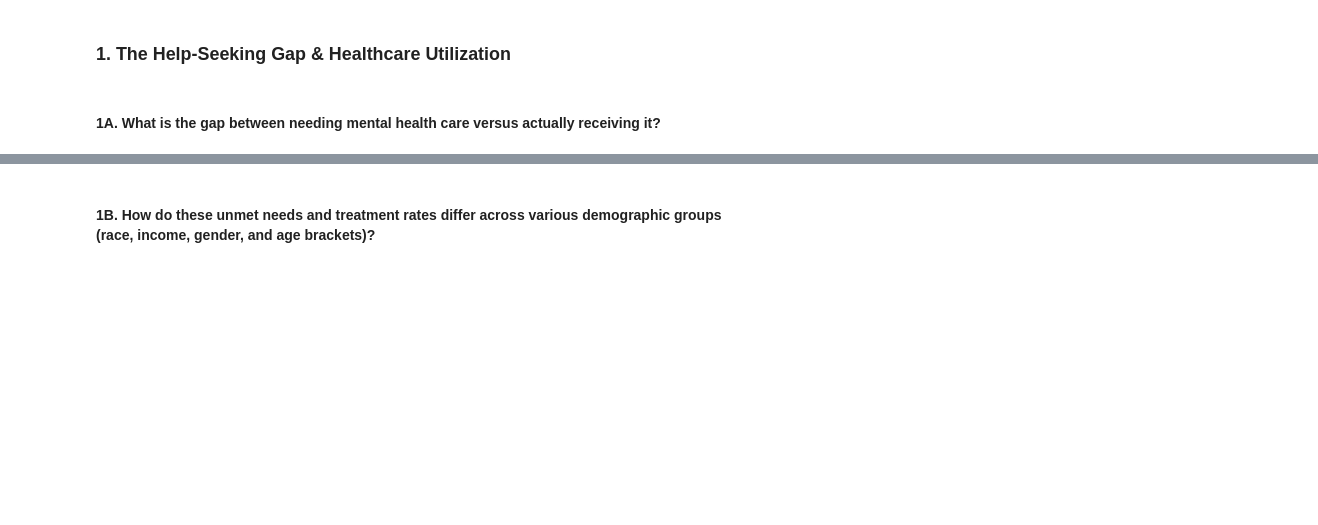
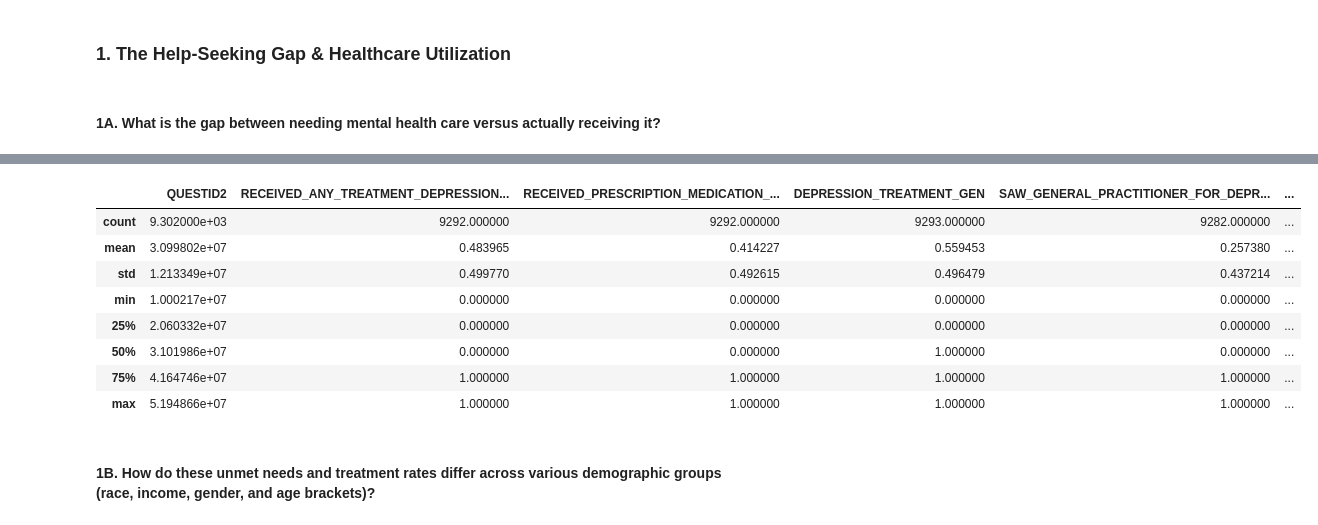
Before and after one commit to infunibuley/infunibuley.github.io, a Jupyter notebook: data/projects/nsduh-eda/nsduh-eda.ipynb, the cells around one changed output, grey strips where cells are left out. Drawn from its saved outputs; the diff is of its cells as text; code cells hidden in the pictures; blank space fills up the shorter version.

```diff
--- a/data/projects/nsduh-eda/nsduh-eda.ipynb
+++ b/data/projects/nsduh-eda/nsduh-eda.ipynb
@@ -247,0 +646,26 @@ adult_mental_health_df
+# %%
+col_renames = {
+    'ATXMDEYR': 'RECEIVED_ANY_TREATMENT_DEPRESSION_PAST_YEAR',
+    'ARXMDEYR': 'RECEIVED_PRESCRIPTION_MEDICATION_DEPRESSION_PAST_YEAR',
+    'AMDETXRX': 'DEPRESSION_TREATMENT_GEN',
+    'ADOCMDE': 'SAW_GENERAL_PRACTITIONER_FOR_DEPRESSION',
+    'AOMDMDE': 'SAW_OTHER_MEDICAL_DOCTOR_FOR_DEPRESSION',
+    'APSY1MDE': 'SAW_PSYCHIATRIST_FOR_DEPRESSION',
+    'APSY2MDE': 'SAW_PSYCHOLOGIST_FOR_DEPRESSION',
+    'ASOCMDE': 'SAW_SOCIAL_WORKER_FOR_DEPRESSION',
+    'ACOUNMDE': 'SAW_COUNSELOR_FOR_DEPRESSION',
+    'AOMHMDE': 'SAW_OTHER_MENTAL_HEALTH_PROFESSIONAL',
+    'ANURSMDE': 'SAW_NURSE_PRACTITIONER_FOR_DEPRESSION',
+    'ARELMDE': 'SAW_RELIGIOUS_LEADER_FOR_DEPRESSION',
+    'AHBCHMDE': 'SAW_OTHER_HEALER_FOR_DEPRESSION',
+    'AHLTMDE': 'SAW_SAW_HELP_AT_HEALTH_FACILITY',
+    'AALTMDE': 'RECEIVED_ALTERNATIVE_TREATMENT_DEPRESSION'
+}
+
+mh_help_seeking_df.rename(columns=col_renames, inplace=True)
+# %%
+mh_help_seeking_df.dropna(
+    subset=[col for col in mh_help_seeking_df.columns if col != 'QUESTID2'],
+    how='all',
+    inplace=True
+)
@@ -343,0 +1256,12 @@ no_treatment_df
+# %%
+mh_help_seeking_df.describe()
+# %% [output]
+|  | QUESTID2 | RECEIVED_ANY_TREATMENT_DEPRESSION... | RECEIVED_PRESCRIPTION_MEDICATION_... | DEPRESSION_TREATMENT_GEN | SAW_GENERAL_PRACTITIONER_FOR_DEPR... | ... |
+| count | 9.302000e+03 | 9292.000000 | 9292.000000 | 9293.000000 | 9282.000000 | ... |
+| mean | 3.099802e+07 | 0.483965 | 0.414227 | 0.559453 | 0.257380 | ... |
+| std | 1.213349e+07 | 0.499770 | 0.492615 | 0.496479 | 0.437214 | ... |
+| min | 1.000217e+07 | 0.000000 | 0.000000 | 0.000000 | 0.000000 | ... |
+| 25% | 2.060332e+07 | 0.000000 | 0.000000 | 0.000000 | 0.000000 | ... |
+| 50% | 3.101986e+07 | 0.000000 | 0.000000 | 1.000000 | 0.000000 | ... |
+| 75% | 4.164746e+07 | 1.000000 | 1.000000 | 1.000000 | 1.000000 | ... |
+| max | 5.194866e+07 | 1.000000 | 1.000000 | 1.000000 | 1.000000 | ... |
```
Also changed, not shown: parts of 66 cells of this notebook.
